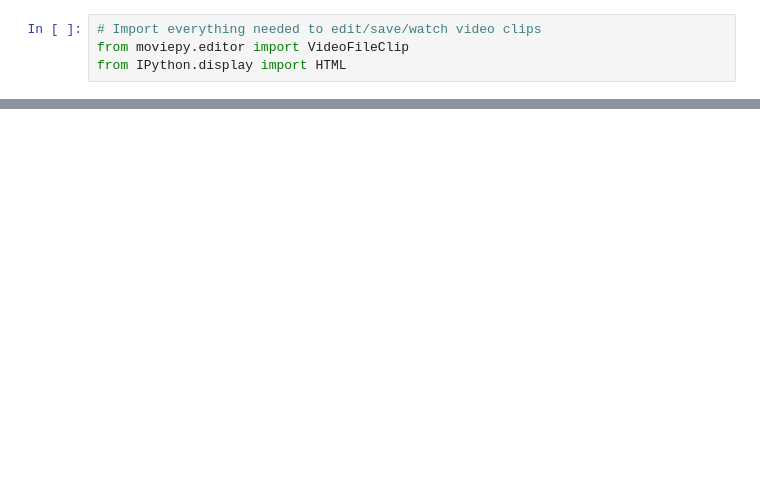
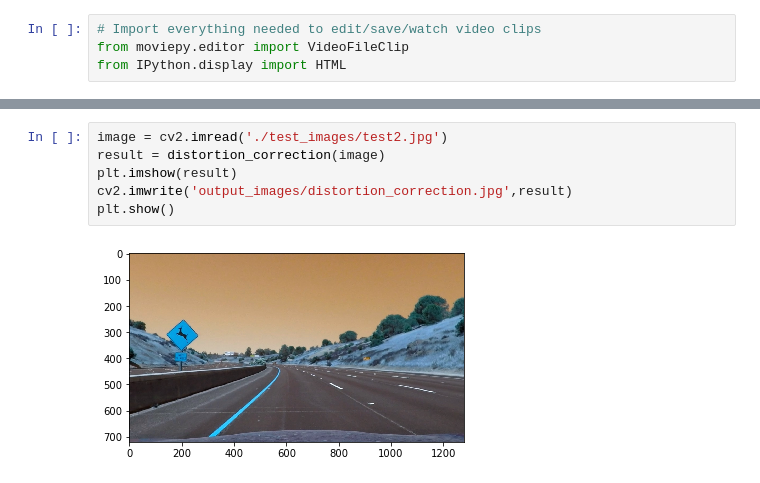
Before and after one commit to macvincent/Advanced_Lane_Line_Finding, a Jupyter notebook: p2.ipynb, the cells around one changed output, grey strips where cells are left out. Cells and saved outputs as stored; diff of their text form; blank space fills up the shorter version.

```diff
--- a/p2.ipynb
+++ b/p2.ipynb
@@ -325,0 +353,8 @@ HTML("""
+# %%
+image = cv2.imread('./test_images/test2.jpg')
+result = distortion_correction(image)
+plt.imshow(result)
+cv2.imwrite('output_images/distortion_correction.jpg',result)
+plt.show()
+# %% [output]
+[figure, added]
```
Also changed, not shown: parts of 12 cells of this notebook, 18 other files.
